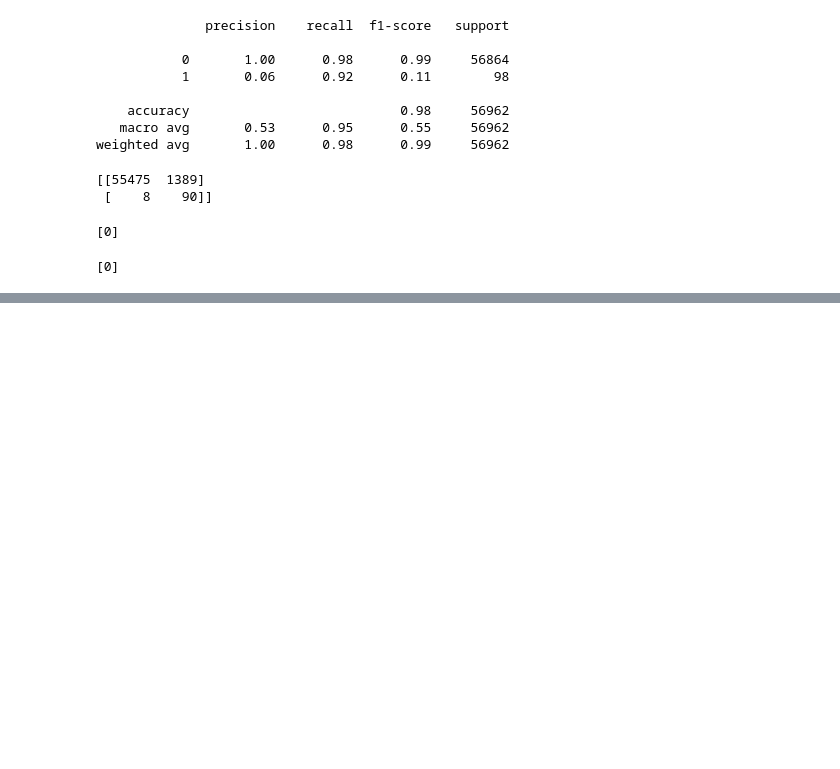
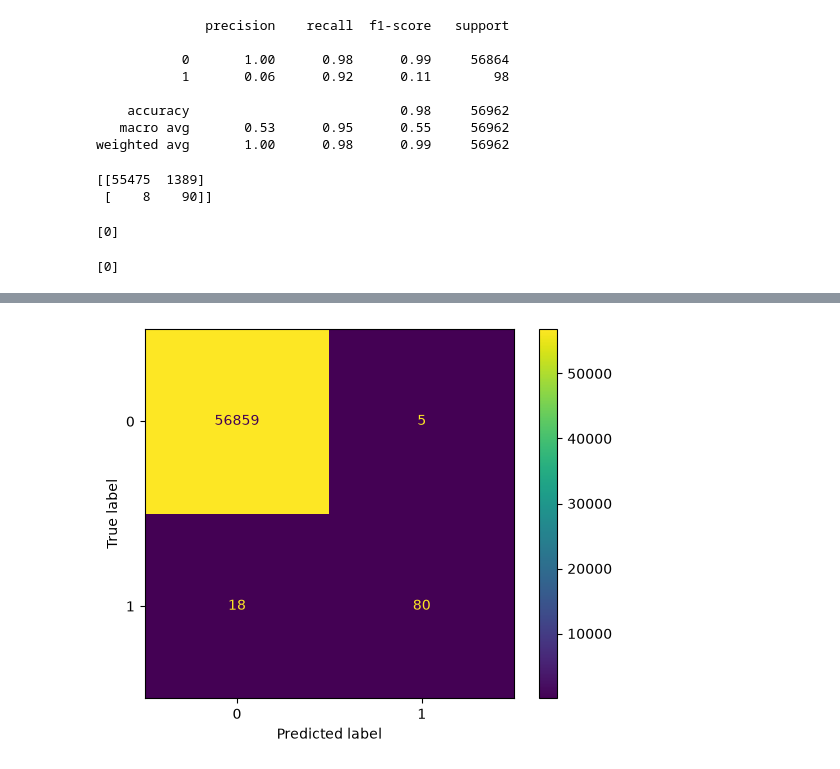
Before and after one commit to fibha-dev/AI_ML_Internship_Project, a Jupyter notebook: notebooks/01_eda.ipynb, the cells around one changed output, grey strips where cells are left out. Cells and saved outputs as stored; diff of their text form; code cells hidden in the pictures; blank space fills up the shorter version.

```diff
--- a/notebooks/01_eda.ipynb
+++ b/notebooks/01_eda.ipynb
@@ -206,0 +398,8 @@ print(pred)
+# %%
+rf = RandomForestClassifier(random_state=42)
+rf.fit(X_train_scaled, y_train)
+y_pred_rf = rf.predict(X_test_scaled)
+ConfusionMatrixDisplay.from_predictions(y_test, y_pred_rf)
+plt.show()
+# %% [output]
+[figure, added]
```
Also changed, not shown: parts of 54 cells of this notebook, 3 other files.
